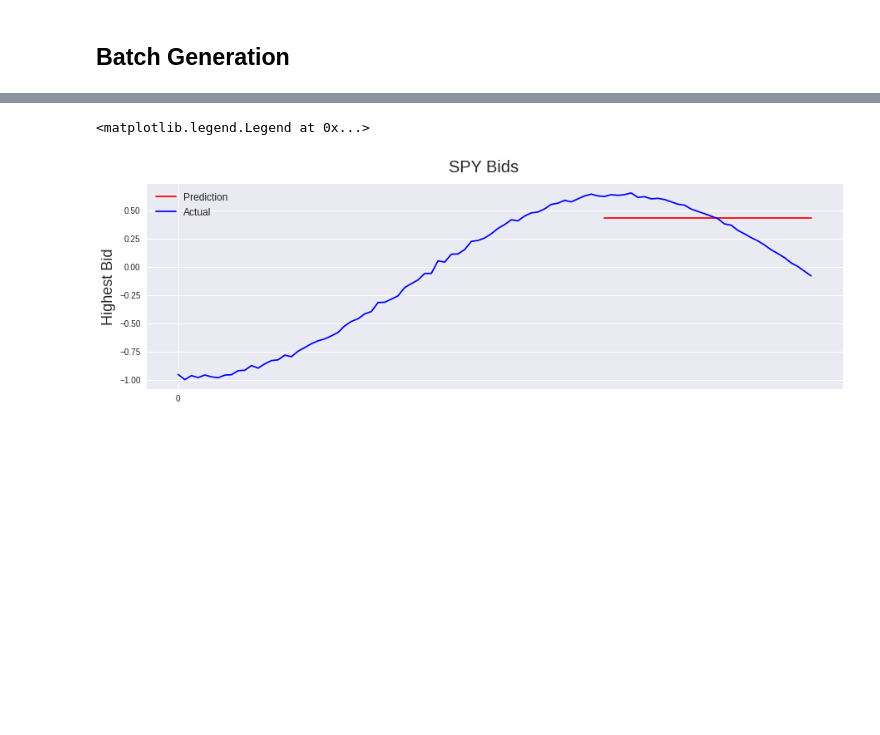
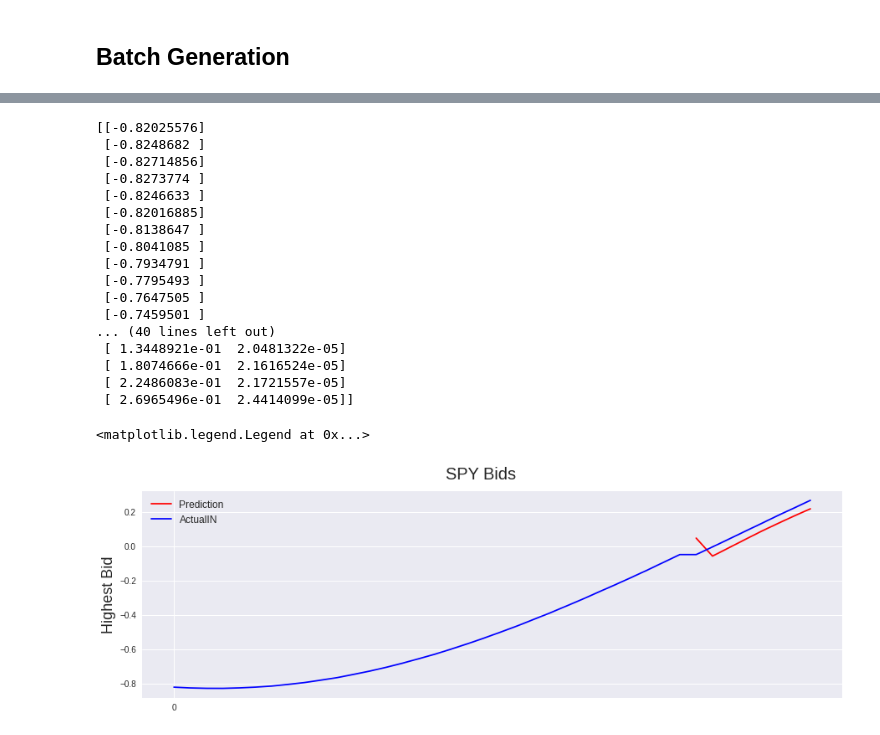
Before and after one commit to JeffreyXBao/TKN, a Jupyter notebook: train-pytorch-sine.ipynb, the cells around one changed output, grey strips where cells are left out. Cells and saved outputs as stored; diff of their text form; code cells hidden in the pictures; blank space fills up the shorter version.

```diff
--- a/train-pytorch-sine.ipynb
+++ b/train-pytorch-sine.ipynb
@@ -156,9 +167,10 @@ def gen_loader(data, batch_size, in_len, out_len, device, prop=.4):
         if (random() <= prop):
             inps.append(data[i:i+in_len])
             # TODO: add target uncertainty
-            tgts.append(np.concatenate(([TRG_PAD], data[i+in_len-1:i+in_len+out_len-1]),axis=0))
+            actual_seq = data[i+in_len-1:i+in_len+out_len-1]
+            actual_seq = np.concatenate((actual_seq, np.zeros(actual_seq.shape)),1)
+            tgts.append(np.concatenate(([TRG_PAD], actual_seq),axis=0))
 
-    # TODO: set device to cpu because more RAM is available
     inps = torch.FloatTensor(inps).to(device)
     tgts = torch.FloatTensor(tgts).to(device)
 
@@ -240,8 +307,8 @@ T_INDEX = math.ceil(TRAIN_RATIO * len(df))
 tdf = df[:T_INDEX]
 vdf = df[T_INDEX:]
 
-train_iterator = gen_loader(tdf, BATCH_SIZE, MAX_IN, MAX_OUT, device, prop=1)
-valid_iterator = gen_loader(vdf, BATCH_SIZE, MAX_IN, MAX_OUT, device, prop=1)
+train_iterator = gen_loader(tdf, BATCH_SIZE, MAX_IN, MAX_OUT, device, prop=.1)
+valid_iterator = gen_loader(vdf, vdf.shape[0], MAX_IN, MAX_OUT, device, prop=.1)
 # %%
 PRELOAD = False
 
@@ -295,9 +363,11 @@ Epoch: 127 | Time: 0m 5s | lr: 0.00131
 KeyboardInterrupt:
 # %%
+torch.save(model.state_dict(), 'tkn-model.pt')
+
 model.load_state_dict(torch.load('tkn-model.pt'))
 
 # TODO: change valid to test iterator
-test_loss = evaluate(model, valid_iterator, criterion)
+test_loss, samples = evaluate(model, valid_iterator, criterion)
 
 print(f'| Test Loss: {test_loss:.3f} | Test PPL: {math.exp(test_loss):7.3f} |')
 # %% [output]
@@ -365,4 +424,62 @@ predicted trg = [[0.4350063 ]
+# %%
+ex_inp, ex_tgt, ex_output = ex_evaluate(model, train_iterator, criterion)
+
+# print(ex_inp[0])
+# print(ex_tgt[0])
+# print(ex_output[0])
+
+ex_seq = np.concatenate((ex_inp[0].detach().cpu().numpy(), ex_tgt[0].detach().cpu().numpy()[:,0:1]), 0)
+pred = ex_output[0].detach().cpu().numpy()
+actual = ex_tgt[0].detach().cpu().numpy()
+
+print(ex_seq)
+print(pred)
+print(actual)
+
+fig = pyplot.figure(figsize=(15,10))
+st = fig.suptitle("SPY Bids", fontsize=20)
+st.set_y(0.92)
+ax1 = fig.add_subplot(211)
+
+ax1.plot(np.arange(MAX_IN, MAX_IN+pred.shape[0]),pred[:,0], color='red', label='Prediction')
+ax1.plot(np.arange(0, ex_seq.shape[0]),ex_seq[:,0], color='blue', label='ActualIN')
+ax1.set_xticks(range(0, pred.shape[0], 1464))
+ax1.set_ylabel('Highest Bid', fontsize=18)
+ax1.legend(loc="upper left", fontsize=12)
+# %% [output]
+[[-0.82025576]
+ [-0.8248682 ]
+ [-0.82714856]
+ [-0.8273774 ]
+ [-0.8246633 ]
+ [-0.82016885]
+ [-0.8138647 ]
+ [-0.8041085 ]
+ [-0.7934791 ]
+ [-0.7795493 ]
+ [-0.7647505 ]
+ [-0.7459501 ]
+... (40 lines left out)
+ [ 1.3448921e-01  2.0481322e-05]
+ [ 1.8074666e-01  2.1616524e-05]
+ [ 2.2486083e-01  2.1721557e-05]
+ [ 2.6965496e-01  2.4414099e-05]]
+<matplotlib.legend.Legend at 0x...>
+[figure, added]
 # %%
+start = math.floor(random() * (len(df) - MAX_IN - MAX_OUT))
+
+ex_seq = df[start:start+(MAX_IN+MAX_OUT)]
+
+ex_inps = torch.FloatTensor([ex_seq[:MAX_IN]]).to(device)
+
+
+pred = predict_seq(ex_inps, model, device)
+
+pred = pred[0].detach().cpu().numpy()
+
+print(f'predicted trg = {pred}')
+
 fig = pyplot.figure(figsize=(15,10))
 st = fig.suptitle("SPY Bids", fontsize=20)
 st.set_y(0.92)
@@ -372,6 +489,3 @@ ax1.plot(np.arange(0, ex_seq.shape[0]),ex_seq[:,0], color='blue', label='Actual'
 ax1.set_xticks(range(0, pred.shape[0], 1464))
 ax1.set_ylabel('Highest Bid', fontsize=18)
 ax1.legend(loc="upper left", fontsize=12)
-# %% [output]
-<matplotlib.legend.Legend at 0x...>
-[figure, removed]
```
Also changed, not shown: parts of 16 cells of this notebook, 4 other files.
